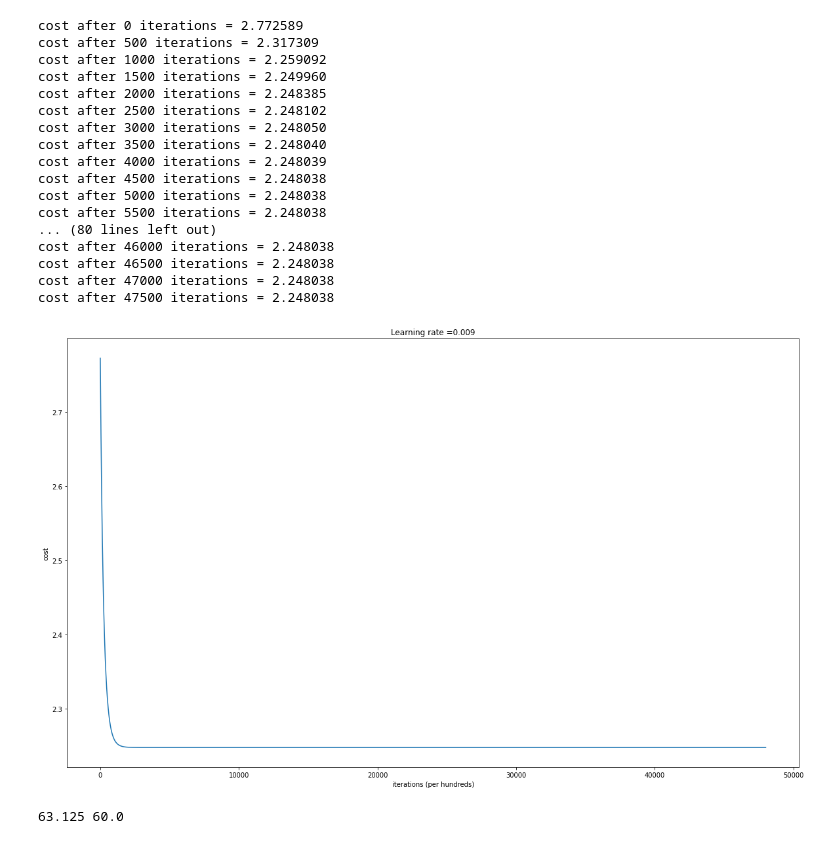
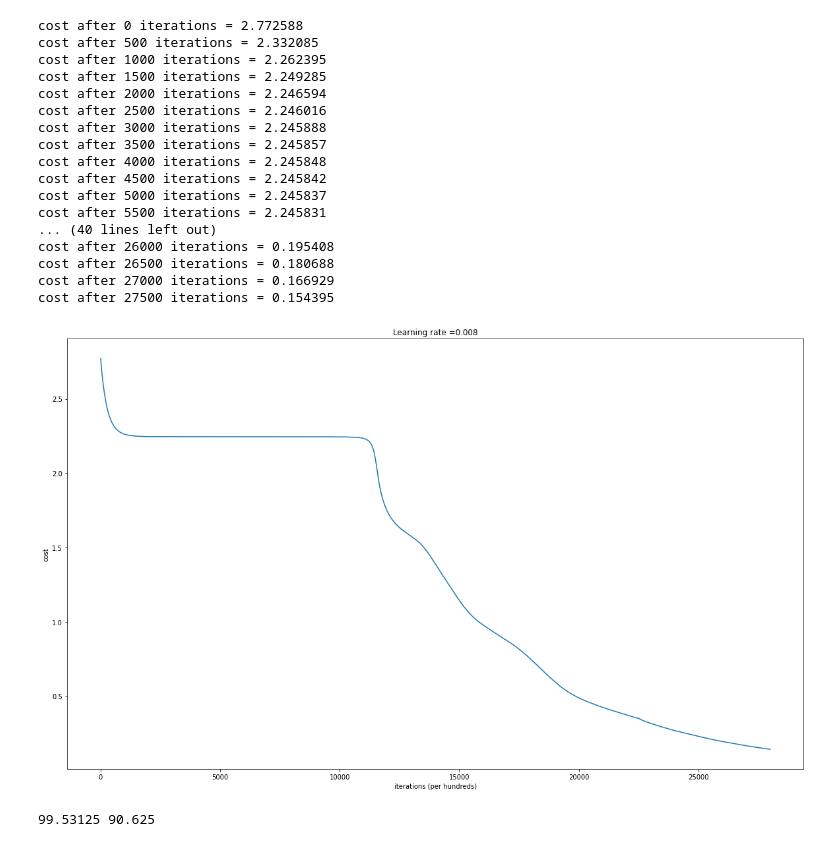
Before and after one commit to mohit138/Music-Tagging, a Jupyter notebook: 4GenresMusicTagging/DeepNN.ipynb, the cells around one changed output. Cells and saved outputs as stored; diff of their text form; code cells hidden in the pictures.

Commit message:
Boost in results, Normalised to scaled data
Shifted from normalised to scaled data, and it resulted in a boost in accuracy.

```diff
--- a/4GenresMusicTagging/DeepNN.ipynb
+++ b/4GenresMusicTagging/DeepNN.ipynb
@@ -12,13 +12,13 @@ rcParams['figure.figsize'] = 20, 12
 np.random.seed(1)
 # %%
 op_cases = 4
-train_df = pd.read_csv("TrainData4.csv")
+train_df = pd.read_csv("TrainData4_scaled.csv")
 data_t = train_df.to_numpy()
 x_train = data_t[:,1:29].T
 y_train = data_t[:,29:33].T
 
 
-test_df = pd.read_csv("TestData4.csv")
+test_df = pd.read_csv("TestData4_scaled.csv")
 data_te = test_df.to_numpy()
 x_test = data_te[:,1:29].T
 y_test = data_te[:,29:33].T
@@ -264,26 +264,26 @@ def predict(X,Y,parameters):
 # %%
 layers_dims = [28,13,7,4]
 # %%
-parameters = L_layer_model(x_train, y_train, layers_dims, learning_rate=.009 ,num_iterations = 48000, print_cost = True)
+parameters = L_layer_model(x_train, y_train, layers_dims, learning_rate=.008 ,num_iterations = 28000, print_cost = True)
 # %% [output]
-cost after 0 iterations = 2.772589
-cost after 500 iterations = 2.317309
-cost after 1000 iterations = 2.259092
-cost after 1500 iterations = 2.249960
-cost after 2000 iterations = 2.248385
-cost after 2500 iterations = 2.248102
-cost after 3000 iterations = 2.248050
-cost after 3500 iterations = 2.248040
-cost after 4000 iterations = 2.248039
-cost after 4500 iterations = 2.248038
-cost after 5000 iterations = 2.248038
-cost after 5500 iterations = 2.248038
-... (80 lines left out)
-cost after 46000 iterations = 2.248038
-cost after 46500 iterations = 2.248038
-cost after 47000 iterations = 2.248038
-cost after 47500 iterations = 2.248038
+cost after 0 iterations = 2.772588
+cost after 500 iterations = 2.332085
+cost after 1000 iterations = 2.262395
+cost after 1500 iterations = 2.249285
+cost after 2000 iterations = 2.246594
+cost after 2500 iterations = 2.246016
+cost after 3000 iterations = 2.245888
+cost after 3500 iterations = 2.245857
+cost after 4000 iterations = 2.245848
+cost after 4500 iterations = 2.245842
+cost after 5000 iterations = 2.245837
+cost after 5500 iterations = 2.245831
+... (40 lines left out)
+cost after 26000 iterations = 0.195408
+cost after 26500 iterations = 0.180688
+cost after 27000 iterations = 0.166929
+cost after 27500 iterations = 0.154395
-[figure, old version]
+[figure, new version]
 # %%
 predictions_train,acc = predict(x_train, y_train, parameters)
 predictions_test,acc_test = predict(x_test, y_test, parameters)
@@ -291,7 +291,7 @@ predictions_test,acc_test = predict(x_test, y_test, parameters)
 # with relu as activation function
 print(acc,acc_test)
 # %% [output]
-63.125 60.0
+99.53125 90.625
 # %%
 #choosing only mfcc1 and 2 and don't use tempo
 x_train1 = x_train[1:10,:]
```
Also changed, not shown: parts of 5 cells of this notebook, 7 other files.
